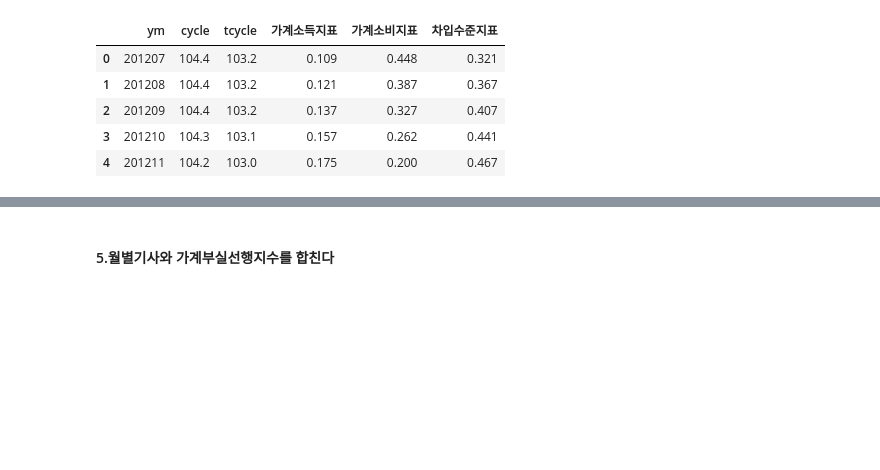
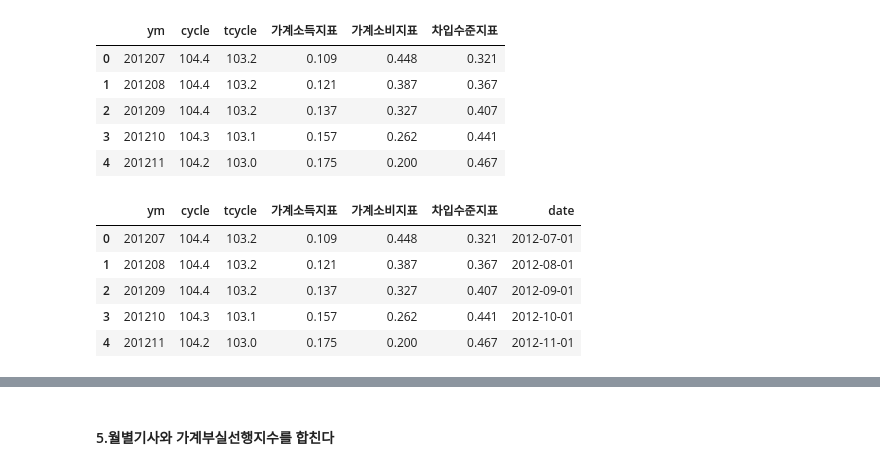
Before and after one commit to jeonghyunwoo/pub_data, a Jupyter notebook: social_doc2vec.ipynb, the cells around one changed output, grey strips where cells are left out. Saved outputs shown, nothing was run; the diff lists cells and outputs as text; code cells hidden in the pictures; blank space fills up the shorter version.

```diff
--- a/social_doc2vec.ipynb
+++ b/social_doc2vec.ipynb
@@ -314,0 +319,9 @@ busil_idx.to_pickle('data/busil_idx.pkl')
+# %%
+bs.head()
+# %% [output]
+|  | ym | cycle | tcycle | 가계소득지표 | 가계소비지표 | 차입수준지표 | date |
+| 0 | 201207 | 104.4 | 103.2 | 0.109 | 0.448 | 0.321 | 2012-07-01 |
+| 1 | 201208 | 104.4 | 103.2 | 0.121 | 0.387 | 0.367 | 2012-08-01 |
+| 2 | 201209 | 104.4 | 103.2 | 0.137 | 0.327 | 0.407 | 2012-09-01 |
+| 3 | 201210 | 104.3 | 103.1 | 0.157 | 0.262 | 0.441 | 2012-10-01 |
+| 4 | 201211 | 104.2 | 103.0 | 0.175 | 0.200 | 0.467 | 2012-11-01 |
```
Also changed, not shown: parts of 6 cells of this notebook.
